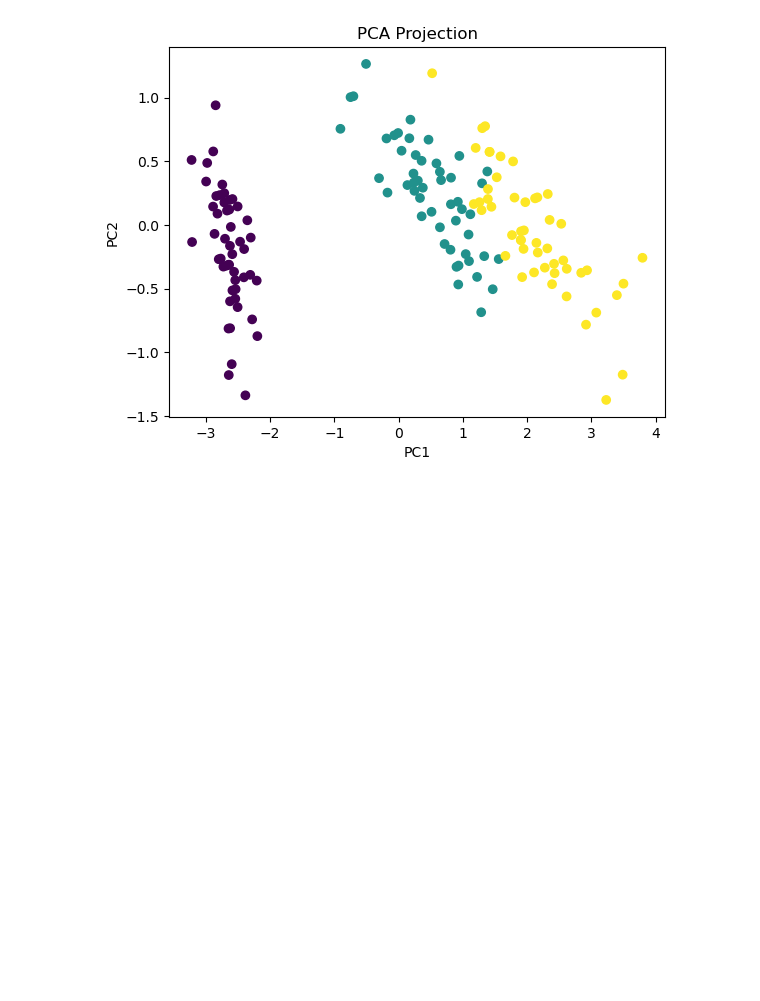
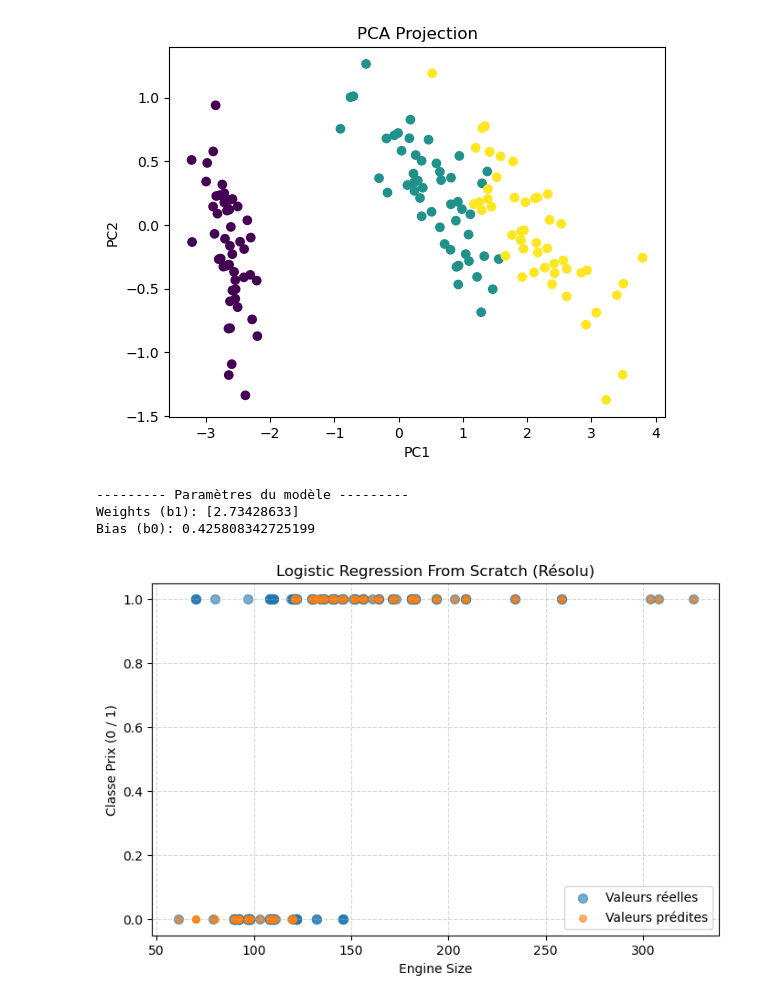
Before and after one commit to MasterGLCC/machine-learning-adam911-uff, a Jupyter notebook: used_car_regr/Untitled.ipynb, the cells around one changed output. Saved outputs shown, nothing was run; the diff lists cells and outputs as text; code cells hidden in the pictures; blank space fills up the shorter version.

```diff
--- a/used_car_regr/Untitled.ipynb
+++ b/used_car_regr/Untitled.ipynb
@@ -429,7 +429,7 @@ X = df[['enginesize']]
 y=df['price_class']
 
 #creation du modele logistic regression
-model = LogisticRegression()
+model = LogisticRegression()-9*-**-*
 
 #le model apprend les paramtres
 model.fit(X,y)
@@ -464,7 +464,7 @@ class LogisticRegression :
         #nombre d itrations du gradiant descent
         self.iterations  = iterations
         #parametres du modele
-        self.wieght = None
+        self.weights = None
         self.bias =0
 
     #fonction sigmoid
@@ -1245,3 +1245,78 @@ plt.title("PCA Projection")
 plt.show()
 # %% [output]
 [figure]
+# %%
+import numpy as np
+import matplotlib.pyplot as plt
+
+class LogisticRegression:
+    def __init__(self, learning_rate=0.001, iterations=5000):
+        self.lr = learning_rate
+        self.iterations = iterations
+        self.weights = None
+        self.bias = 0
+
+    def sigmoid(self, z):
+        # np.clip évite les erreurs d'overflow (ex: exp(700) -> inf)
+        z = np.clip(z, -500, 500)
+        return 1 / (1 + np.exp(-z))
+
+    def fit(self, X, y):
+        n_samples, n_features = X.shape
+
+        self.weights = np.zeros(n_features)
+        self.bias = 0
+
+        for _ in range(self.iterations):
+            linear_model = np.dot(X, self.weights) + self.bias
+            y_pred = self.sigmoid(linear_model)
+
+            # Gradients
+            dw = (1 / n_samples) * np.dot(X.T, (y_pred - y))
+            db = (1 / n_samples) * np.sum(y_pred - y)
+
+            # Mise à jour
+            self.weights -= self.lr * dw
+            self.bias -= self.lr * db
+
+    def predict(self, X):
+        linear_model = np.dot(X, self.weights) + self.bias
+        y_pred = self.sigmoid(linear_model)
+        y_class = [1 if i >= 0.5 else 0 for i in y_pred]
+        return np.array(y_class)
+
+# --- Préparation des données ---
+X = df[['enginesize']].values
+y = (df['price'] > df['price'].median()).astype(int).values
+
+# C'EST LA CLÉ : Normalisation standard (Z-score)
+X_scaled = (X - np.mean(X)) / np.std(X)
+
+# --- Entraînement ---
+# Avec X_scaled, le learning rate de 0.001 ou 0.01 fonctionnera parfaitement
+model = LogisticRegression(learning_rate=0.01, iterations=5000)
+model.fit(X_scaled, y)
+
+# --- Prédiction ---
+y_pred = model.predict(X_scaled)
+
+# --- Affichage des résultats ---
+print("\n--------- Paramètres du modèle ---------")
+print("Weights (b1):", model.weights)
+print("Bias (b0):", model.bias)
+
+plt.figure(figsize=(8, 5))
+plt.scatter(X, y, label="Valeurs réelles", color="tab:blue", alpha=0.6, s=50)
+plt.scatter(X, y_pred, label="Valeurs prédites", color="tab:orange", alpha=0.6, s=30)
+
+plt.xlabel("Engine Size")
+plt.ylabel("Classe Prix (0 / 1)")
+plt.title("Logistic Regression From Scratch (Résolu)")
+plt.legend()
+plt.grid(True, linestyle="--", alpha=0.5)
+plt.show()
+# %% [output]
+--------- Paramètres du modèle ---------
+Weights (b1): [2.73428633]
+Bias (b0): 0.425808342725199
+[figure, added]
```
Also changed, not shown: parts of 3 cells of this notebook.
